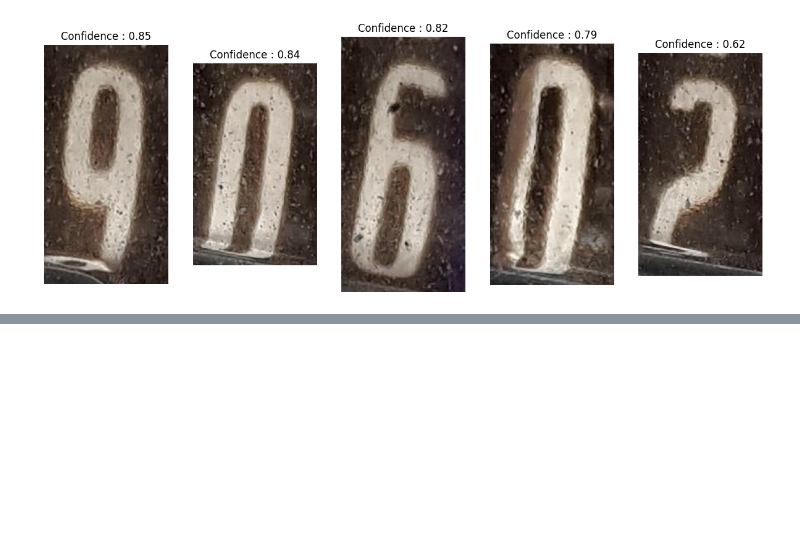
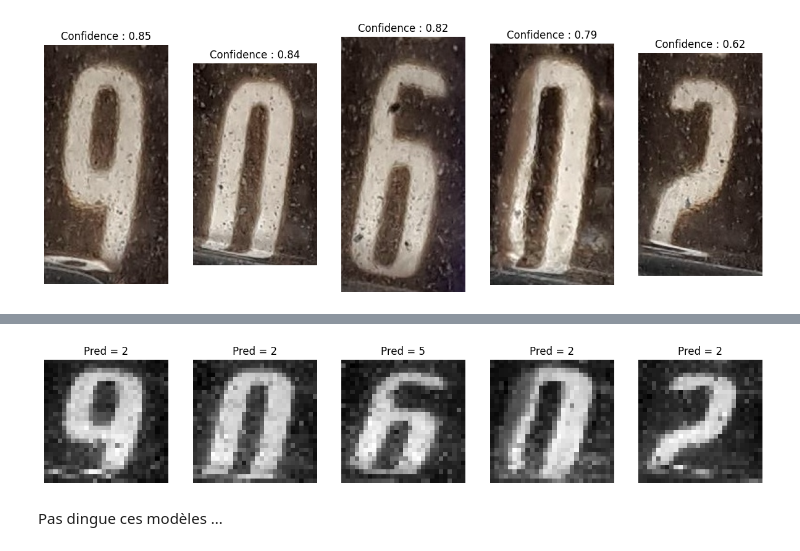
Before and after one commit to yannasyr/AIforMeterReading, a Jupyter notebook: yann_v1.ipynb, the cells around one changed output, grey strips where cells are left out. Saved outputs shown, nothing was run; the diff lists cells and outputs as text; code cells hidden in the pictures; blank space fills up the shorter version.

Commit message:
test modeles

```diff
--- a/yann_v1.ipynb
+++ b/yann_v1.ipynb
@@ -422,3 +422,19 @@ for k in range(len(imagettes)):
 plt.show()
 # %% [output]
 [figure]
+# %%
+from tensorflow.keras.models import load_model
+
+model=load_model("blood_sweat_tears.h5")
+fig = plt.figure(figsize=(15,6))
+for i, im in enumerate(imagettes):
+    img = cv2.resize(im, (28,28))
+    img = cv2.rotate(img, cv2.ROTATE_90_CLOCKWISE)
+    img = cv2.cvtColor(img, cv2.COLOR_BGR2GRAY)
+    img = img.reshape(1, 28, 28, 1)
+    pred = model(img)
+    title = np.argmax(pred)
+    fig.add_subplot(1,len(imagettes), i+1), plt.imshow(img.reshape(28,28), cmap='gray'), plt.title(f'Pred = {title}'), plt.axis('off')
+
+plt.show()
+# %% [output]
@@ -424,0 +443,3 @@ plt.show()
+[figure, added]
+# %% [markdown]
+Pas dingue ces modèles ...
```
Also changed, not shown: parts of 1 cell of this notebook, 1 other file.
